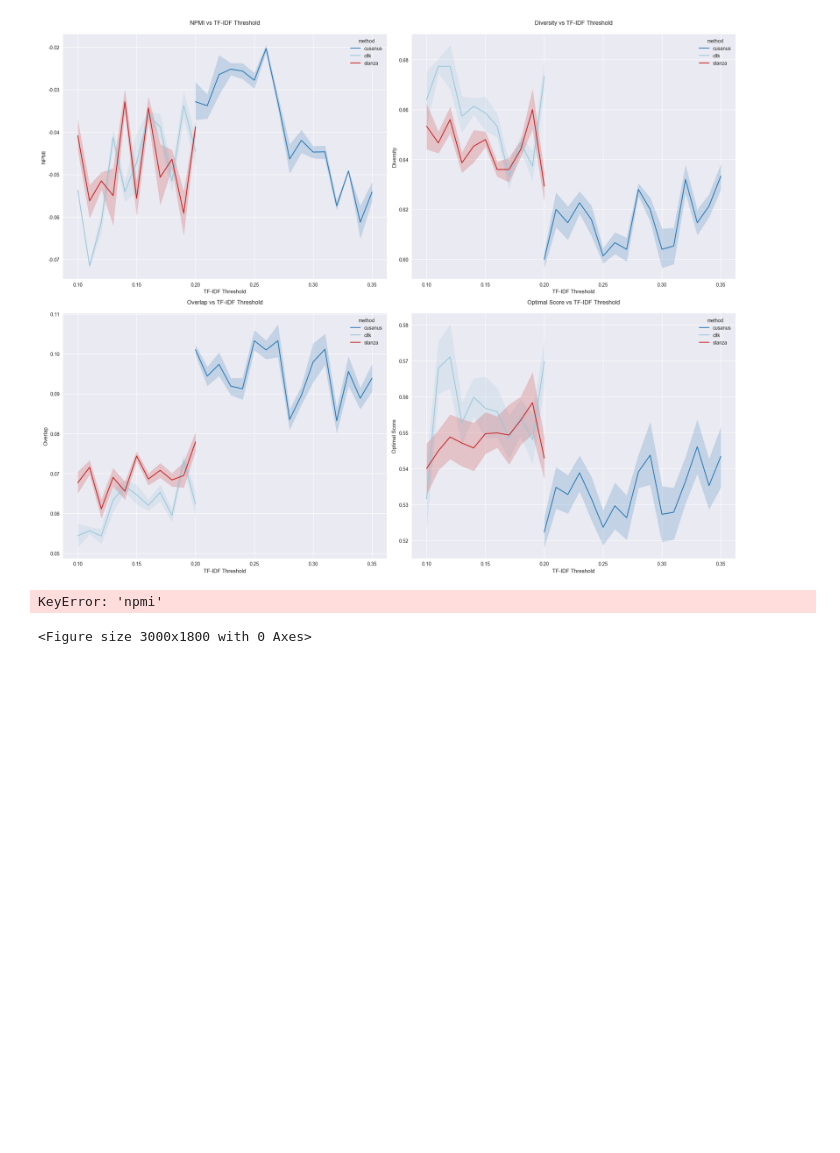
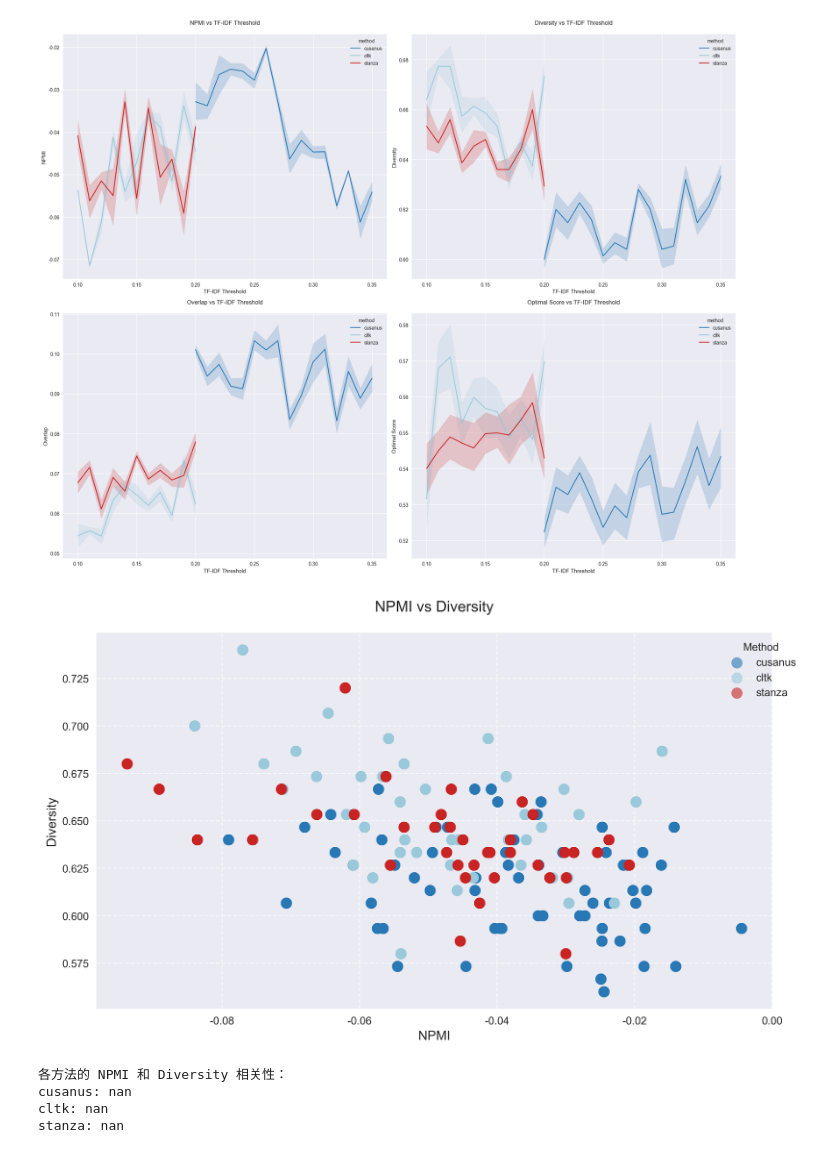
Before and after one commit to notajely/cusanus_topicmodeling, a Jupyter notebook: notebooks/03_LDA.ipynb, the cells around one changed output. Drawn from its saved outputs; the diff is of its cells as text; code cells hidden in the pictures; blank space fills up the shorter version.

```diff
--- a/notebooks/03_LDA.ipynb
+++ b/notebooks/03_LDA.ipynb
@@ -480,42 +480,45 @@ method_colors = dict(zip(experiment_log['method'].unique(), colors))
 for method in experiment_log['method'].unique():
     method_data = experiment_log[experiment_log['method'] == method]
     plt.scatter(
-        method_data['npmi'],
-        method_data['diversity'],
+        method_data['npmi_raw'],        # 修改：使用 'npmi_raw' 而不是 'npmi'
+        method_data['diversity_raw'],    # 修改：使用 'diversity_raw' 而不是 'diversity'
         label=method,
         alpha=0.6,
         s=100,
         c=[method_colors[method]]
     )
 
 plt.title('NPMI vs Diversity', pad=20, fontsize=14, fontweight='bold')
 plt.xlabel('NPMI', fontsize=12)
 plt.ylabel('Diversity', fontsize=12)
 plt.grid(True, linestyle='--', alpha=0.7)
 plt.legend(title='Method', bbox_to_anchor=(1.05, 1))
 
 # 调整布局
 plt.tight_layout()
 
 # 保存图片
 plt.savefig(
     'summaries/npmi_vs_diversity_scatter.png',
     dpi=300,
     bbox_inches='tight',
     pad_inches=0.2
 )
 
 plt.show()
 
 # 打印相关性分析
 print("\n各方法的 NPMI 和 Diversity 相关性：")
 for method in experiment_log['method'].unique():
     method_data = experiment_log[experiment_log['method'] == method]
-    correlation = method_data['npmi'].corr(method_data['diversity'])
+    correlation = method_data['npmi_raw'].corr(method_data['diversity_raw'])
     print(f"{method}: {correlation:.4f}")
 # %% [output]
+[figure, added]
-KeyError: 'npmi'
+各方法的 NPMI 和 Diversity 相关性：
+cusanus: nan
+cltk: nan
+stanza: nan
-<Figure size 3000x1800 with 0 Axes>
 # %%
 # 步骤 2：LDA 参数调优的配置
 
```
Also changed, not shown: 4 other files.
